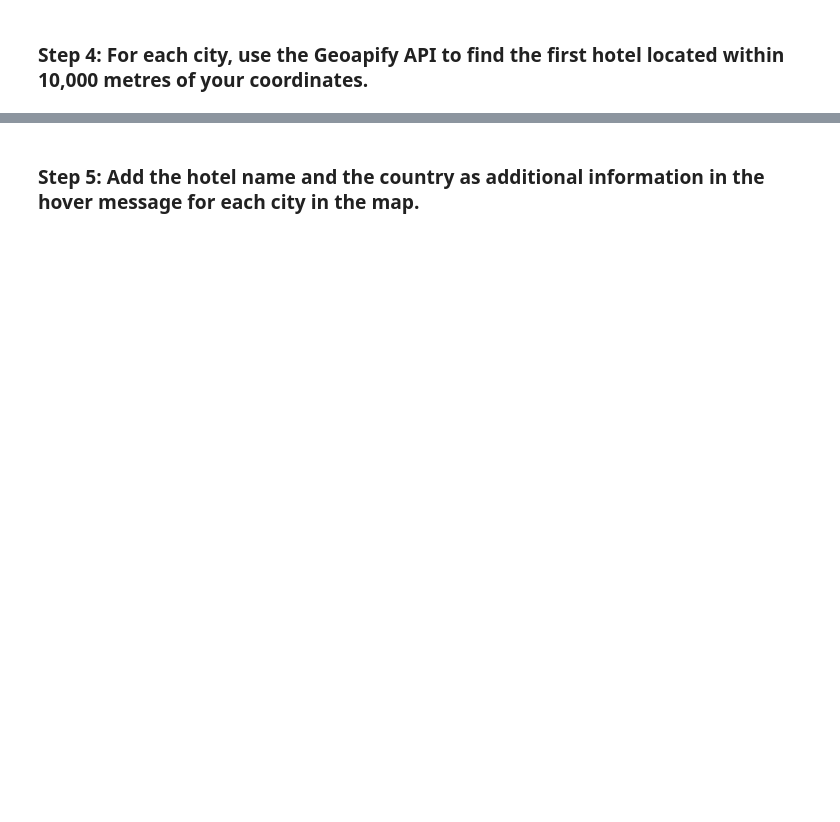
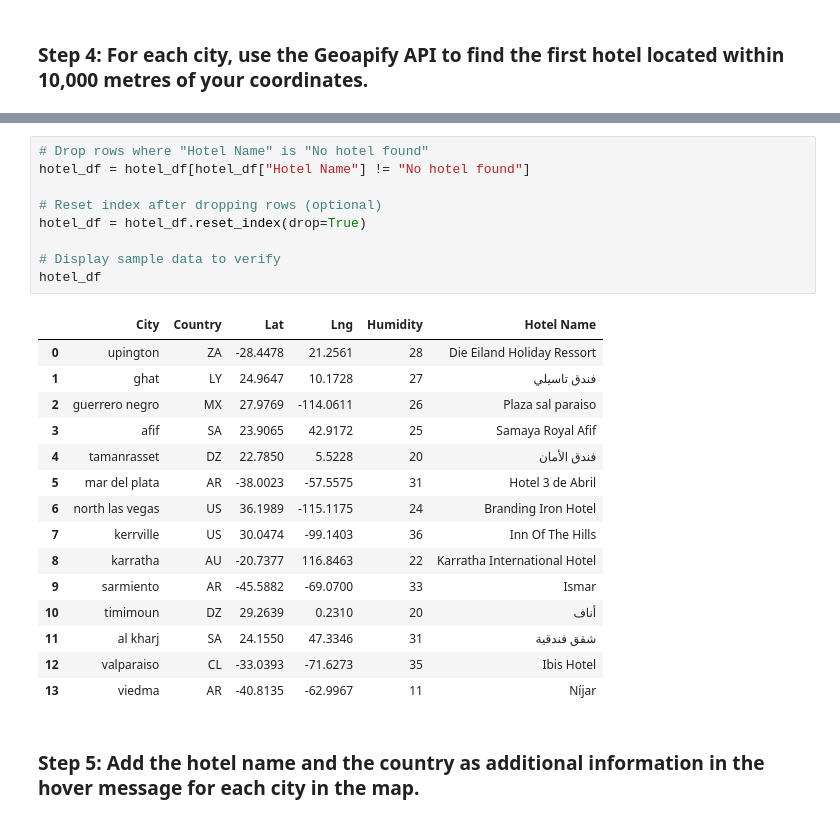
Before and after one commit to CarlosSanchez1999/python-api-challenge, a Jupyter notebook: WeatherPy/VacationPy.ipynb, the cells around one changed output, grey strips where cells are left out. Saved outputs shown, nothing was run; the diff lists cells and outputs as text; blank space fills up the shorter version.

```diff
--- a/WeatherPy/VacationPy.ipynb
+++ b/WeatherPy/VacationPy.ipynb
@@ -190,2 +194,27 @@ vernal - nearest hotel: Landmark Inn and Suites
+# %%
+# Drop rows where "Hotel Name" is "No hotel found"
+hotel_df = hotel_df[hotel_df["Hotel Name"] != "No hotel found"]
+
+# Reset index after dropping rows (optional)
+hotel_df = hotel_df.reset_index(drop=True)
+
+# Display sample data to verify
+hotel_df
+# %% [output]
+|  | City | Country | Lat | Lng | Humidity | Hotel Name |
+| 0 | upington | ZA | -28.4478 | 21.2561 | 28 | Die Eiland Holiday Ressort |
+| 1 | ghat | LY | 24.9647 | 10.1728 | 27 | فندق تاسيلي |
+| 2 | guerrero negro | MX | 27.9769 | -114.0611 | 26 | Plaza sal paraiso |
+| 3 | afif | SA | 23.9065 | 42.9172 | 25 | Samaya Royal Afif |
+| 4 | tamanrasset | DZ | 22.7850 | 5.5228 | 20 | فندق الأمان |
+| 5 | mar del plata | AR | -38.0023 | -57.5575 | 31 | Hotel 3 de Abril |
+| 6 | north las vegas | US | 36.1989 | -115.1175 | 24 | Branding Iron Hotel |
+| 7 | kerrville | US | 30.0474 | -99.1403 | 36 | Inn Of The Hills |
+| 8 | karratha | AU | -20.7377 | 116.8463 | 22 | Karratha International Hotel |
+| 9 | sarmiento | AR | -45.5882 | -69.0700 | 33 | Ismar |
+| 10 | timimoun | DZ | 29.2639 | 0.2310 | 20 | أناف |
+| 11 | al kharj | SA | 24.1550 | 47.3346 | 31 | شقق فندقية |
+| 12 | valparaiso | CL | -33.0393 | -71.6273 | 35 | Ibis Hotel |
+| 13 | viedma | AR | -40.8135 | -62.9967 | 11 | Níjar |
 # %% [markdown]
 ### Step 5: Add the hotel name and the country as additional information in the hover message for each city in the map.
```
Also changed, not shown: parts of 7 cells of this notebook, 1 other file.
